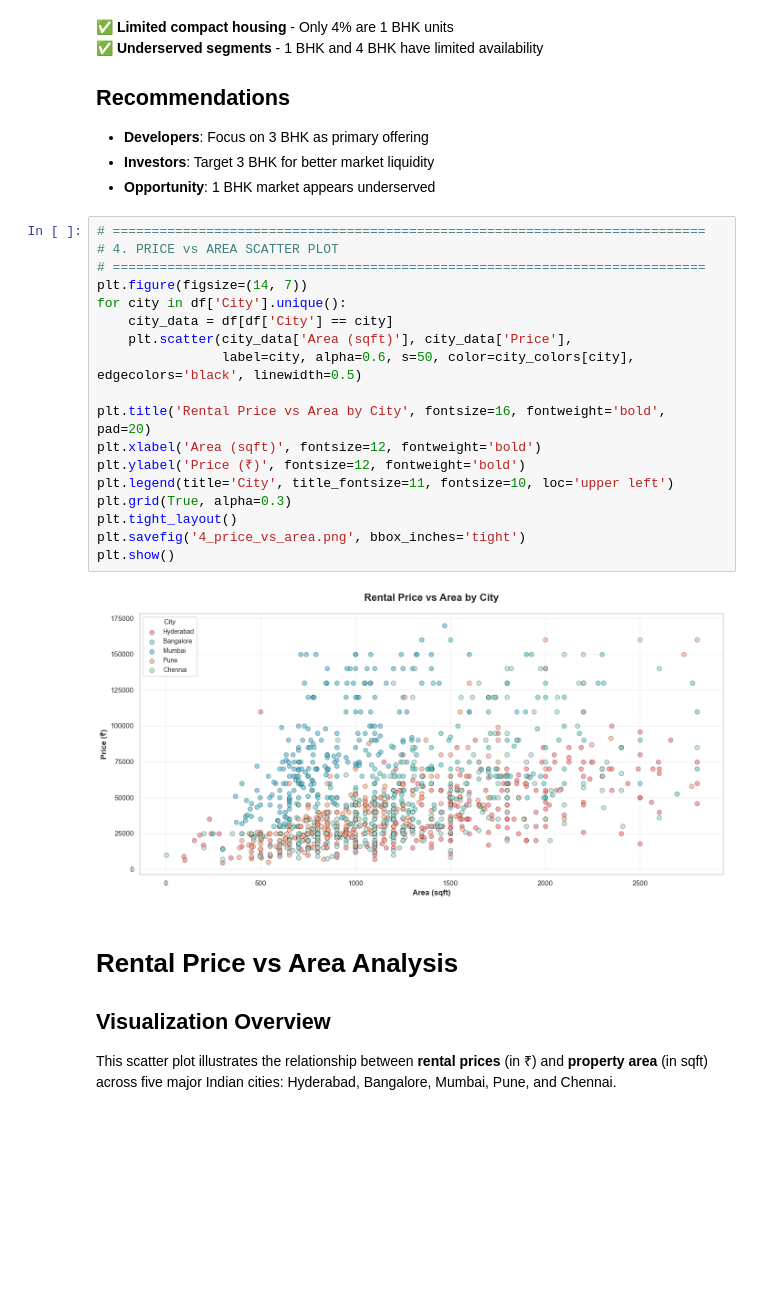
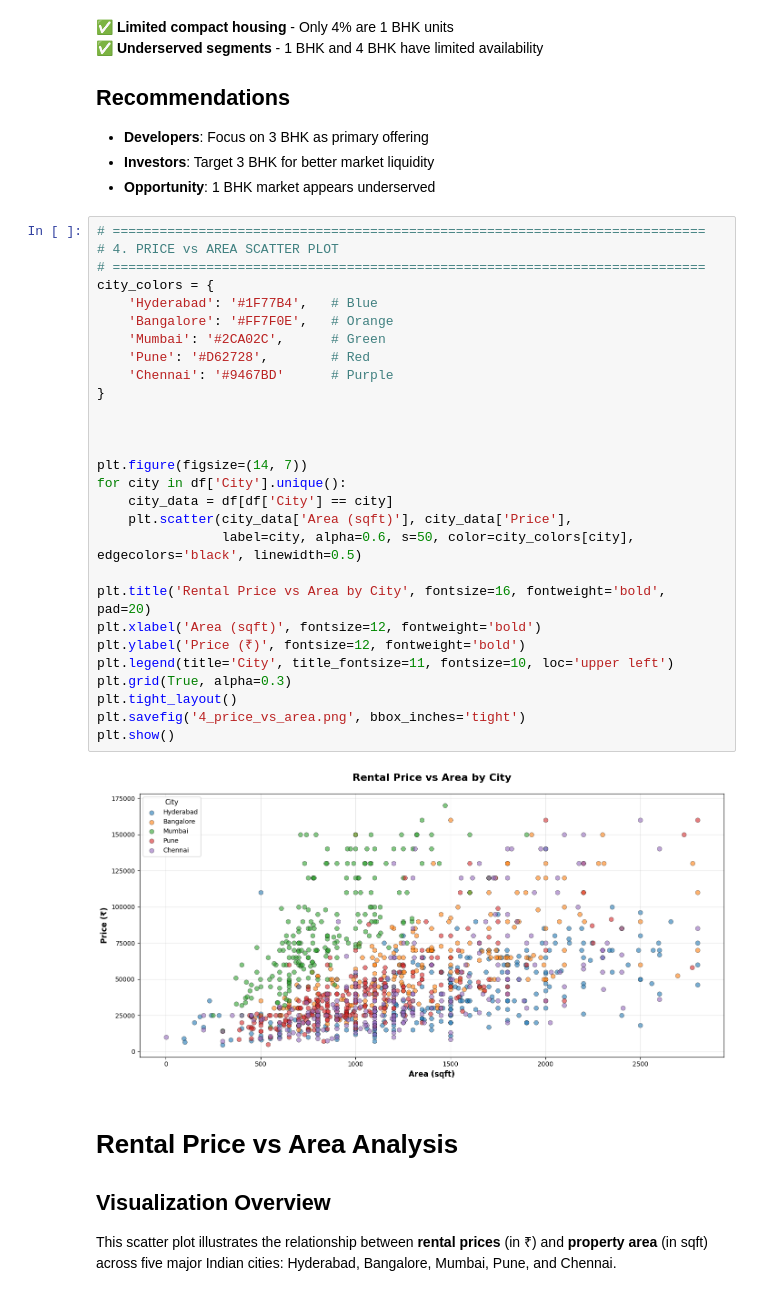
Before and after one commit to kunal1300/MagicBricksProject_Scraped_Data_EDA_Visualization-, a Jupyter notebook: Data Analysis and Visualization .ipynb, the cells around one changed output. Saved outputs shown, nothing was run; the diff lists cells and outputs as text; blank space fills up the shorter version.

```diff
--- a/Data Analysis and Visualization .ipynb
+++ b/Data Analysis and Visualization .ipynb
@@ -425,23 +425,33 @@ Analysis of BHK (Bedroom, Hall, Kitchen) property distribution across 5 major In
 # %%
 # ============================================================================
 # 4. PRICE vs AREA SCATTER PLOT
 # ============================================================================
+city_colors = {
+    'Hyderabad': '#1F77B4',   # Blue
+    'Bangalore': '#FF7F0E',   # Orange
+    'Mumbai': '#2CA02C',      # Green
+    'Pune': '#D62728',        # Red
+    'Chennai': '#9467BD'      # Purple
+}
+
+
+
 plt.figure(figsize=(14, 7))
 for city in df['City'].unique():
     city_data = df[df['City'] == city]
     plt.scatter(city_data['Area (sqft)'], city_data['Price'],
                 label=city, alpha=0.6, s=50, color=city_colors[city], edgecolors='black', linewidth=0.5)
 
 plt.title('Rental Price vs Area by City', fontsize=16, fontweight='bold', pad=20)
 plt.xlabel('Area (sqft)', fontsize=12, fontweight='bold')
 plt.ylabel('Price (₹)', fontsize=12, fontweight='bold')
 plt.legend(title='City', title_fontsize=11, fontsize=10, loc='upper left')
 plt.grid(True, alpha=0.3)
 plt.tight_layout()
 plt.savefig('4_price_vs_area.png', bbox_inches='tight')
 plt.show()
 # %% [output]
-[figure, old version]
+[figure, new version]
 # %% [markdown]
 # Rental Price vs Area Analysis
 
```
Also changed, not shown: 1 other file.
